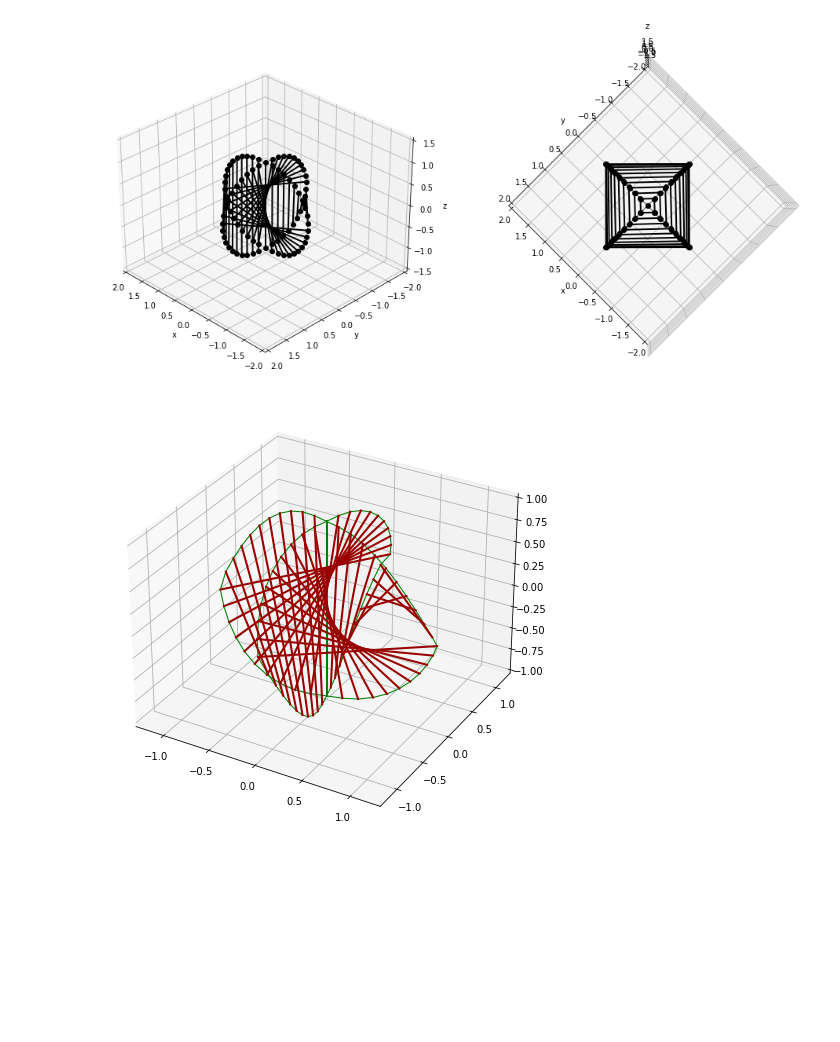
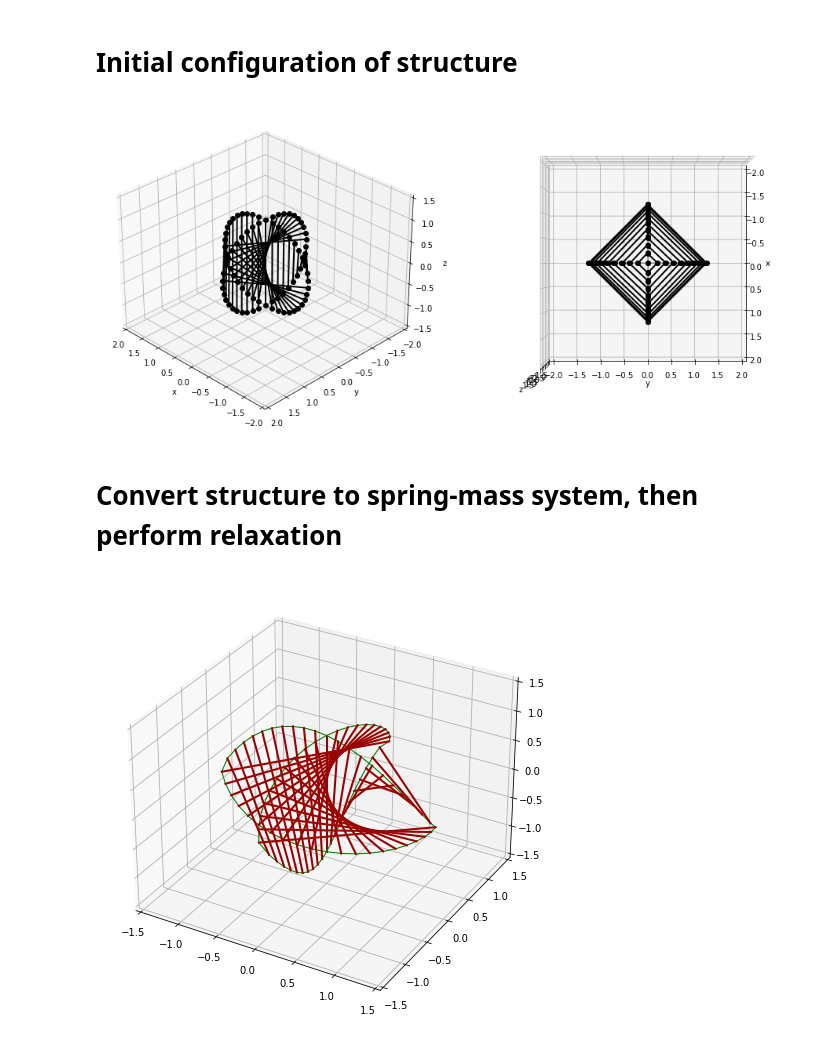
Before and after one commit to BenLiuMath/tensegpy, a Jupyter notebook: fan_notebook.ipynb, the cells around one changed output. Cells and saved outputs as stored; diff of their text form; code cells hidden in the pictures; blank space fills up the shorter version.

```diff
--- a/fan_notebook.ipynb
+++ b/fan_notebook.ipynb
@@ -7,17 +9,0 @@ from calcSpringForces import *
-# %%
-# Functions to produces matrices that perform rotations in three dimensions.
-def rotZ(th):
-    c = np.cos(th);
-    s = np.sin(th);
-    A = np.array([[c,-s,0],[s,c,0],[0,0,1]]);
-    return A;
-def rotX(th):
-    c = np.cos(th);
-    s = np.sin(th);
-    A = np.array([[1,0,0],[0,c,-s],[0,s,c]]);
-    return A;
-def rotY(th):
-    c = np.cos(th);
-    s = np.sin(th);
-    A = np.array([[c,0,-s],[0,1,0],[s,0,c]]);
-    return A;
@@ -167,16 +16,19 @@ def plotSpringMassSystem(verts,springList,detail=0,ax=None):
+# %% [markdown]
+# Initial configuration of structure
 # %%
 # fan
 
 N = 4; # number of fans
 M = 10; # half-number of nodes on each blade
-ths = np.linspace(0,2.*np.pi/2.,2*M);
-x = 0*ths;
-y = np.sin(ths);
-z = np.cos(ths);
+
+thetas = np.linspace(0,2.*np.pi/2.,2*M);
+x = 0*thetas;
+y = np.sin(thetas);
+z = np.cos(thetas);
 
 blade_base = np.vstack( (x,y,z) );
 
-my_model = StrutNodeStructure();
+my_model = tsp.StrutNodeStructure();
 
 xyz = blade_base;
 xyz[1,:] = xyz[1,:]+.2;
@@ -197,41 +49,41 @@ for jj in range(N): # make the blades
     xyz = rotmat@xyz;
     my_model.addStruts( tmp[0:-1], tmp[1:] ); # tendons connecting each node in the blade
     my_model.addStruts( central_nodes, [tmp[-1],tmp[0]] ); # tendons connecting the blade to the central strut
 
 for jj in range(N): # add struts to each blade
     jnext = (jj+1)%N;
     b1 = blades[jj];
     b2 = blades[jnext];
     my_model.addStruts( b1[0:M],b2[-1:(M-1):-1], stiffness=100.);
 
 for strut in my_model.struts: # make all tendons short, so they contract the structure
     if strut.stiffness == 1.:
         strut.stiffness = 1.;
         #strut.restLeng = 0.95*strut.restLeng;
         strut.restLeng = .1;
+    elif strut.stiffness == 100.:
+        strut.restLeng = 2.;
 
 #%matplotlib qt5
 %matplotlib inline
 fig = plt.figure(figsize=(16,8))
 ax = fig.add_subplot(121, projection='3d')
 my_model.plot(color='k',labelVerts=False);
-ax.set_xlim3d(-2,2)
-ax.set_ylim3d(-2,2)
-ax.set_zlim3d(-1.5,1.5)
+ax.set_axis3d((-2,2,-2,2,-1.5,1.5));
 ax.view_init(30,135)
 ax.set_xlabel('x'); ax.set_ylabel('y'); ax.set_zlabel('z');
 
 ax = fig.add_subplot(122, projection='3d')
 my_model.plot(color='k',labelVerts=False);
-ax.set_xlim3d(-2,2)
-ax.set_ylim3d(-2,2)
-ax.set_zlim3d(-1.5,1.5)
-ax.view_init(90,135)
+ax.set_axis3d((-2,2,-2,2,-1.5,1.5));
+ax.view_init(90,0)
 ax.set_xlabel('x'); ax.set_ylabel('y'); ax.set_zlabel('z');
 
 plt.show()
 # %% [output]
-[figure, old version]
+[figure, new version]
+# %% [markdown]
+# Convert structure to spring-mass system, then perform relaxation
 # %%
 nodes,springList = my_model.divulge();
 
@@ -243,13 +95,16 @@ X_init = 1.0*nodes;
 V_init = 0.0*nodes;
 Xsol,Vsol = symplecticEuler(odeFun_dXdt,odeFun_dVdt,tspan,X_init.copy(),V_init);
 # %%
+# Plot result
+
 #%matplotlib qt5
 %matplotlib inline
 fig = plt.figure(figsize=(12,8))
 ax = fig.add_subplot(111, projection='3d')
-plotSpringMassSystem(Xsol[:,-1],springList,detail=1);
+tsp.plotSpringMassSystem(Xsol[:,-1],springList,detail=1);
+ax.set_axis3d((-1.5,1.5,-1.5,1.5,-1.5,1.5));
 # %% [output]
-[figure, old version]
+[figure, new version]
 # %%
 # If qt5 enabled, this will produce an animation of the spring-mass system in time
 %matplotlib qt5
```
Also changed, not shown: parts of 6 cells of this notebook, 2 other files.
